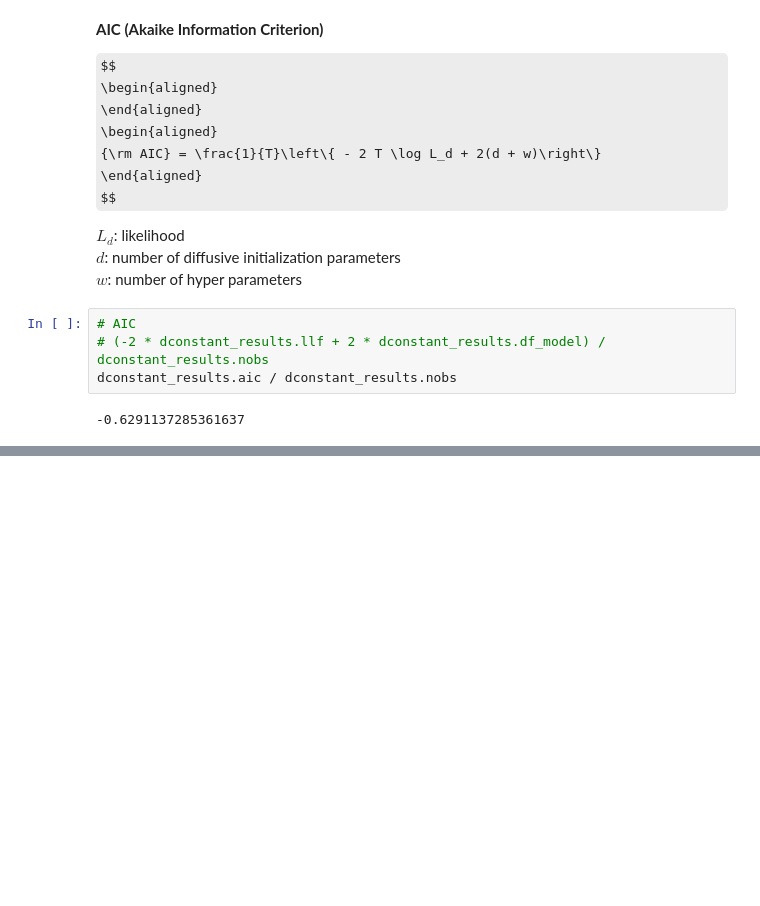
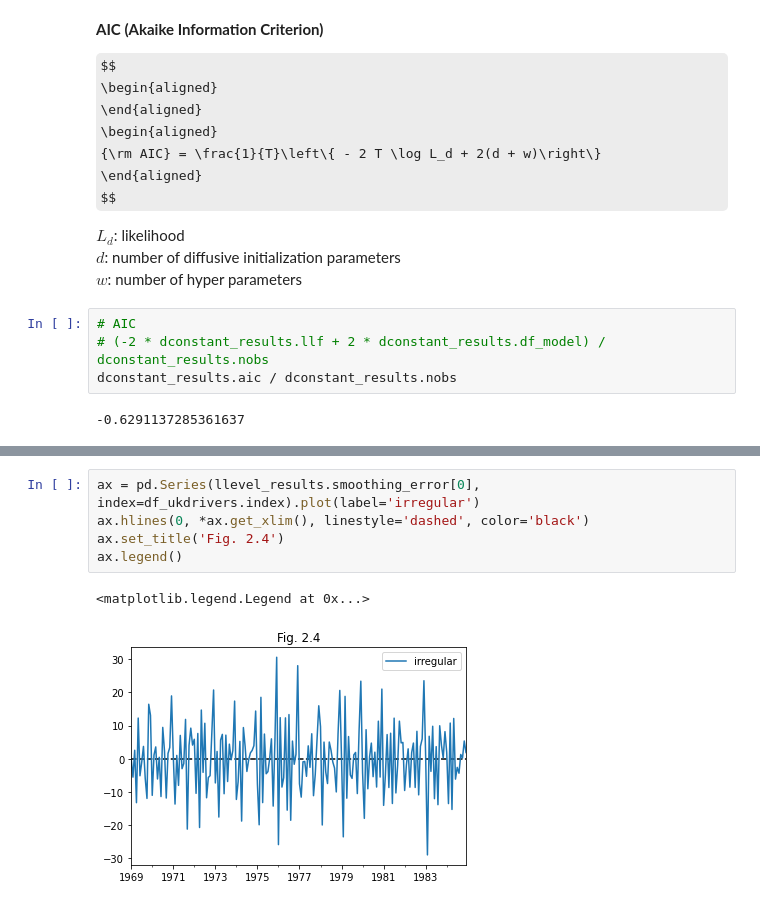
Before and after one commit to tatamiya/state_space_model_notebooks, a Jupyter notebook: statsmodels/CommandeurKoopman2007.ipynb, the cells around one changed output, grey strips where cells are left out. Drawn from its saved outputs; the diff is of its cells as text; some formulas as TeX source; blank space fills up the shorter version.

```diff
--- a/statsmodels/CommandeurKoopman2007.ipynb
+++ b/statsmodels/CommandeurKoopman2007.ipynb
@@ -338,0 +409,8 @@ dconstant_results.aic / dconstant_results.nobs
+# %%
+ax = pd.Series(llevel_results.smoothing_error[0], index=df_ukdrivers.index).plot(label='irregular')
+ax.hlines(0, *ax.get_xlim(), linestyle='dashed', color='black')
+ax.set_title('Fig. 2.4')
+ax.legend()
+# %% [output]
+<matplotlib.legend.Legend at 0x...>
+[figure, added]
```
Also changed, not shown: parts of 20 cells of this notebook.
